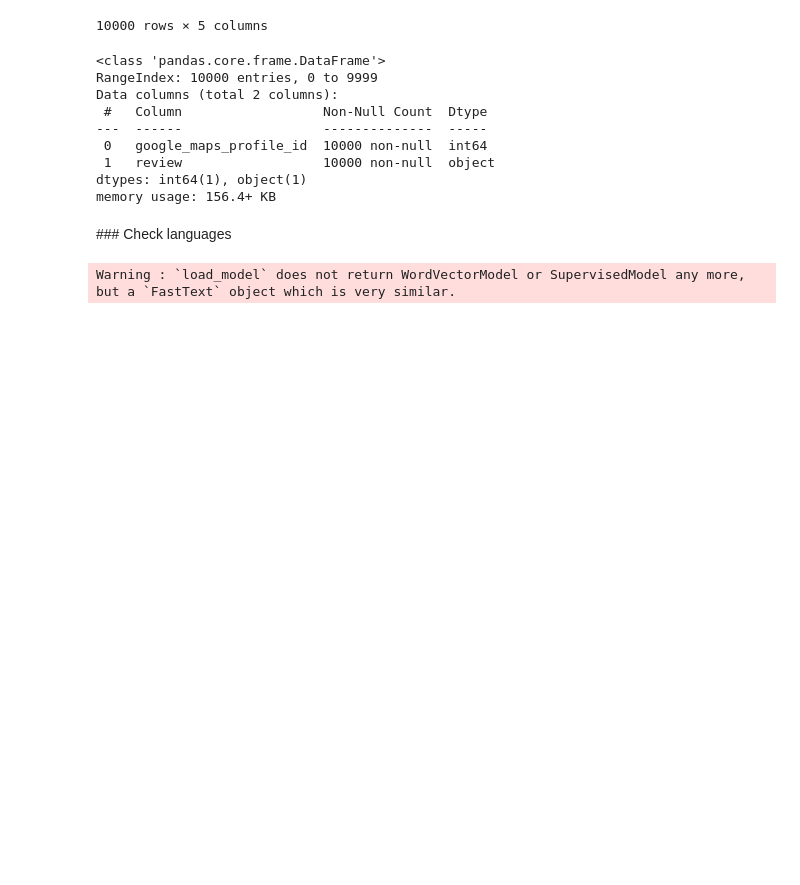
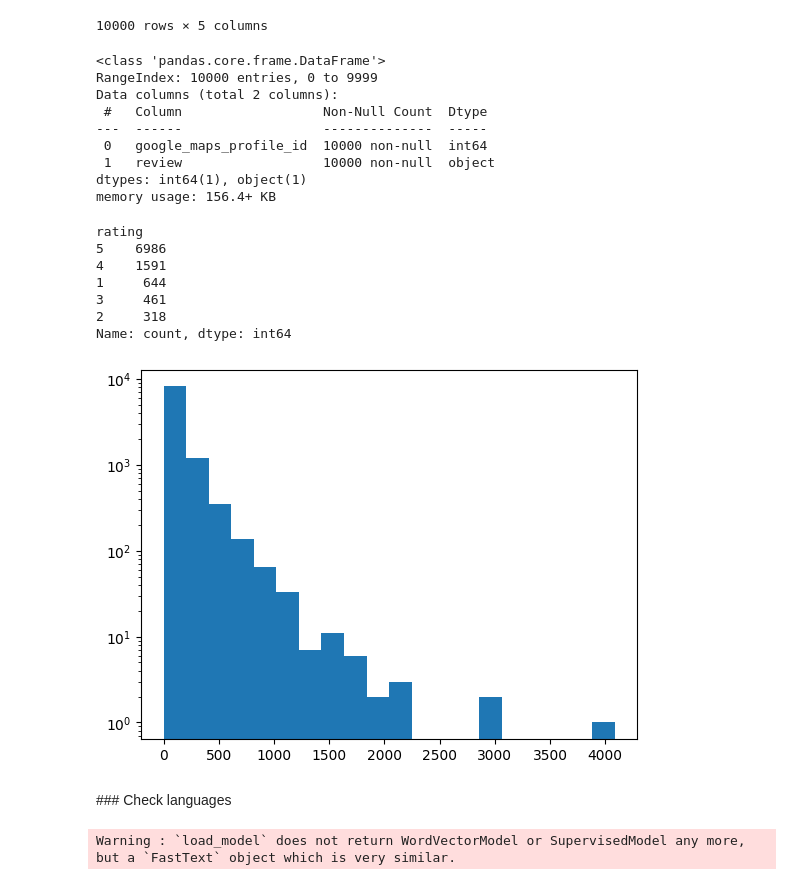
Before and after one commit to targetsm/google_reviews_sentiment, a Jupyter notebook: notebook.ipynb, the cells around one changed output. Cells and saved outputs as stored; diff of their text form; code cells hidden in the pictures; blank space fills up the shorter version.

```diff
--- a/notebook.ipynb
+++ b/notebook.ipynb
@@ -36,8 +36,19 @@ Data columns (total 2 columns):
 dtypes: int64(1), object(1)
 memory usage: 156.4+ KB
 # %%
-# TODO Add review length analysis
-# TODO analyze number of reviews per rating
+import matplotlib.pyplot as plt
+plt.hist(list(map(len, sentences.review)), bins=20, log=True)
+
+print(data_df.rating.value_counts())
+# %% [output]
+rating
+5    6986
+4    1591
+1     644
+3     461
+2     318
+Name: count, dtype: int64
+[figure, added]
 # %% [markdown]
 ### Check languages
 # %%
```
Also changed, not shown: parts of 30 cells of this notebook.
